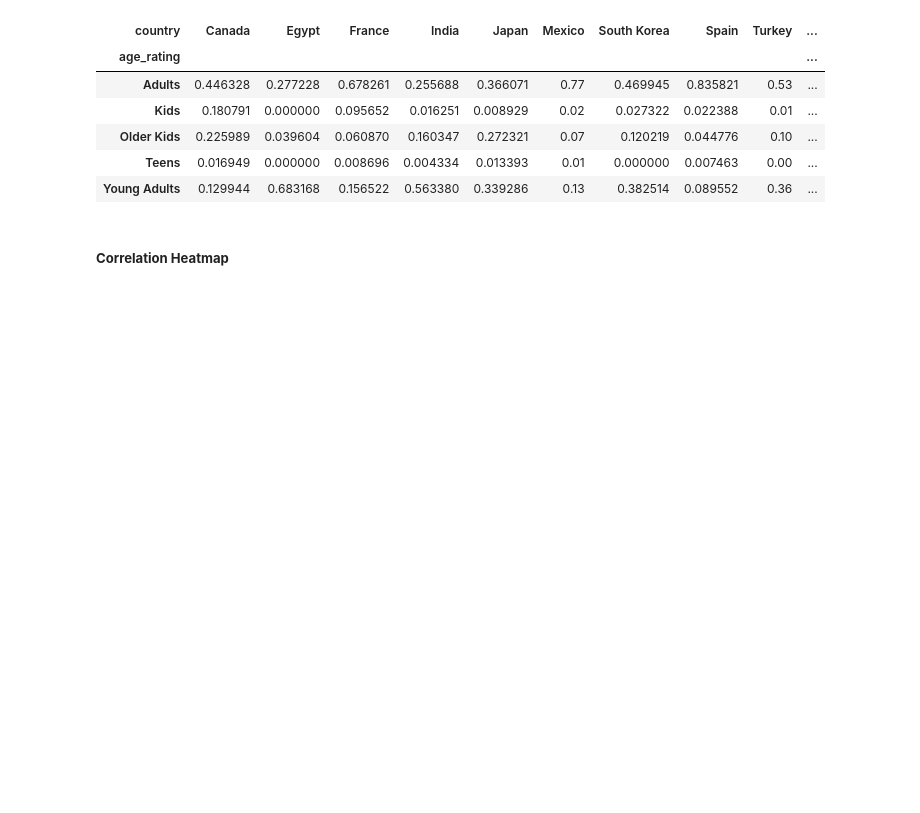
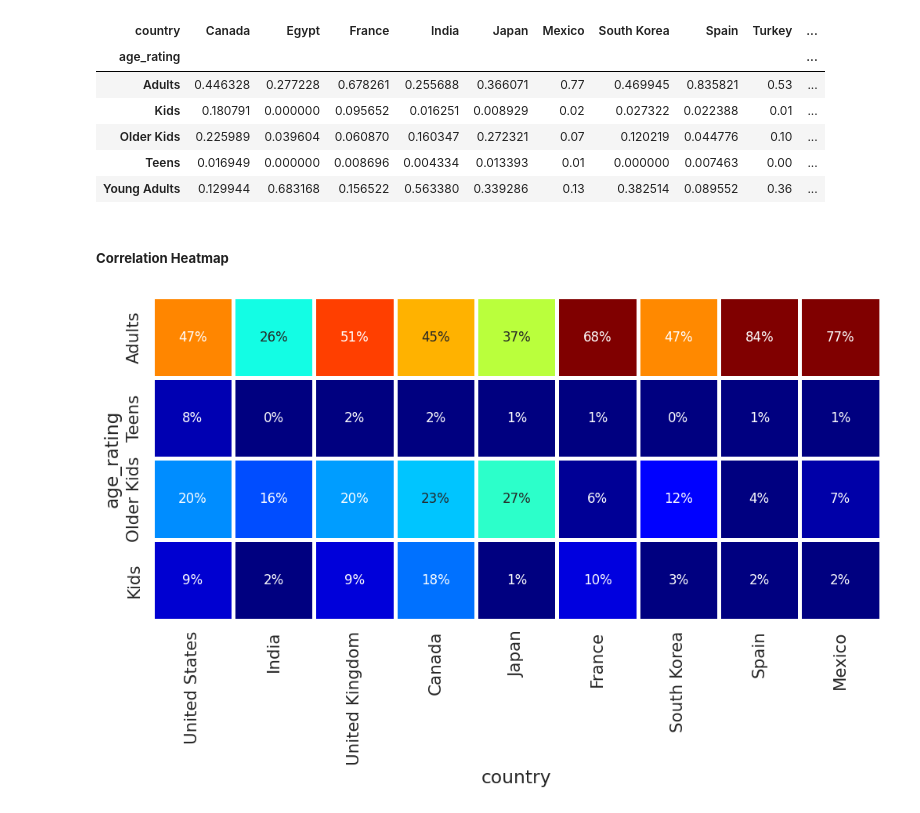
Before and after one commit to ambika1us/NETFLIX-MOVIES-AND-TV-SHOWS-CLUSTERING, a Jupyter notebook: Capstone_Project_Unsupervised_Learning.ipynb, the cells around one changed output. Cells and saved outputs as stored; diff of their text form; code cells hidden in the pictures; blank space fills up the shorter version.

```diff
--- a/Capstone_Project_Unsupervised_Learning.ipynb
+++ b/Capstone_Project_Unsupervised_Learning.ipynb
@@ -850,7 +849,7 @@ rating_ages={
     'UR':'Adults',
     'NC-17':'Adults'
 }
-nfx['age_rating']=nfx['rating'].replace(rating_age)
+nfx['age_rating']=nfx['rating'].replace(rating_ages)
 nfx['age_rating'].unique()
 # %% [output]
 array(['Adults', 'Teens', 'Young Adults', 'Older Kids', 'Kids'],
@@ -874,3 +873,11 @@ nfx_heatmap
 | Young Adults | 0.129944 | 0.683168 | 0.156522 | 0.563380 | 0.339286 | 0.13 | 0.382514 | 0.089552 | 0.36 | ... |
 # %% [markdown]
 <h5><b>Correlation Heatmap</b></h5>
+# %%
+fig,ax=plt.subplots(1,1,figsize=(12,12))
+country_order2=['United States','India','United Kingdom','Canada','Japan','France','South Korea','Spain','Mexico']
+age_order=['Adults','Teens','Older Kids','Kids']
+sns.heatmap(nfx_heatmap.loc[age_order,country_order2],cmap="jet",square=True,linewidth=2.5,cbar=False,annot=True,fmt='1.0%',vmax=.6,vmin=0.05,ax=ax,annot_kws={"fontsize":12})
+plt.show()
+# %% [output]
+[figure, added]
```
Also changed, not shown: parts of 8 cells of this notebook.
